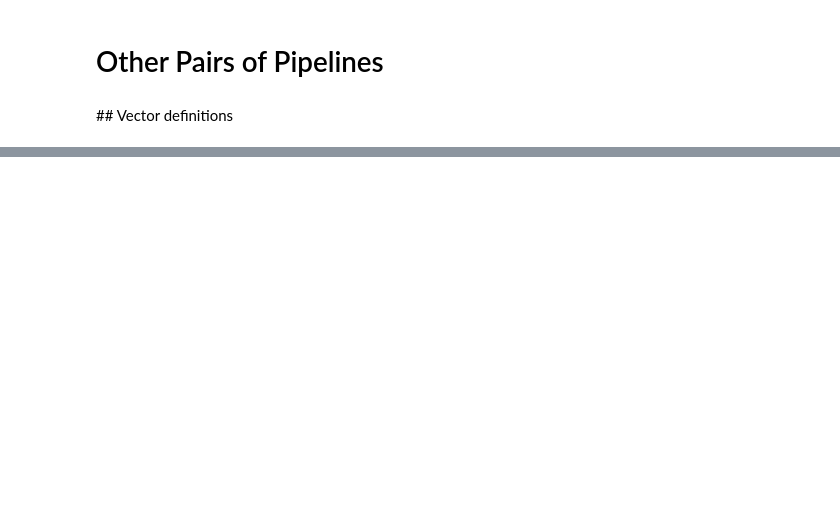
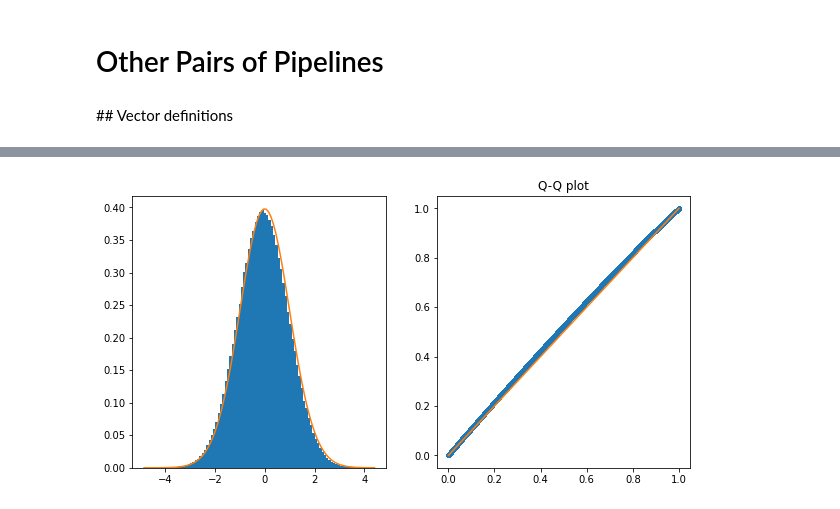
Before and after one commit to xroll174/Correct-Variability-Pipelines, a Jupyter notebook: results/Results.ipynb, the cells around one changed output, grey strips where cells are left out. Drawn from its saved outputs; the diff is of its cells as text; code cells hidden in the pictures; blank space fills up the shorter version.

```diff
--- a/results/Results.ipynb
+++ b/results/Results.ipynb
@@ -132,2 +162,2 @@ save_sample(Vect_vox_561_501,"sample_561_501")
 # %%
-Vect_vox_561_560 = voxel_concat(5,6,1,5,6,0);
+Vect_vox_561_560_sample = voxel_concat_sample(5,6,1,5,6,0);
@@ -224,0 +200,4 @@ ValueError: readline of closed file
+# %%
+qqplot2(Vect_vox_561_560_sample,100)
+# %% [output]
+[figure, added]
```
Also changed, not shown: parts of 67 cells of this notebook.
